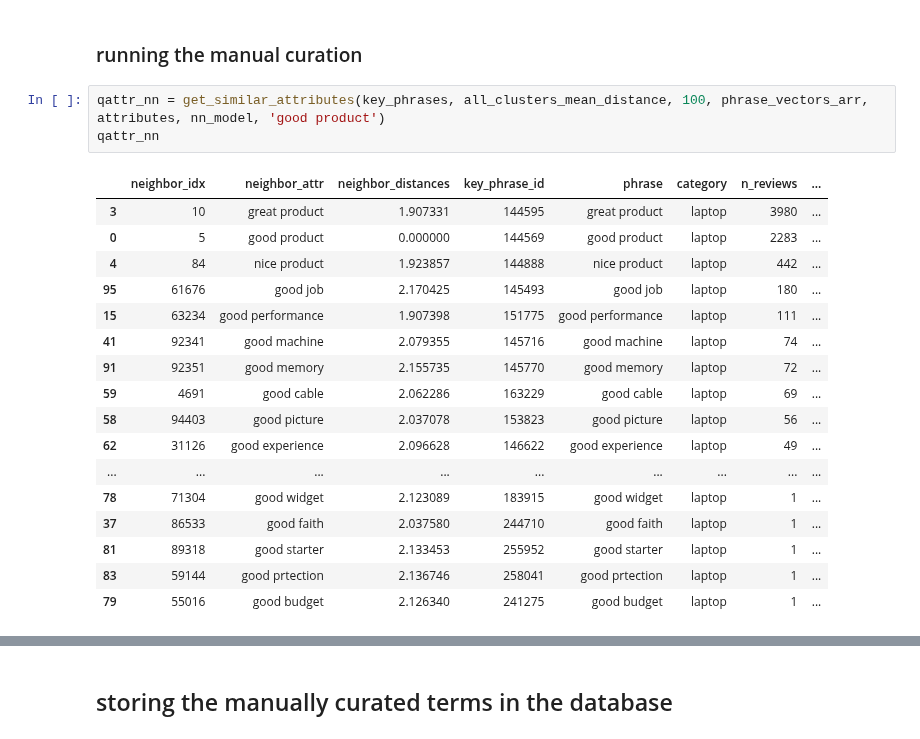
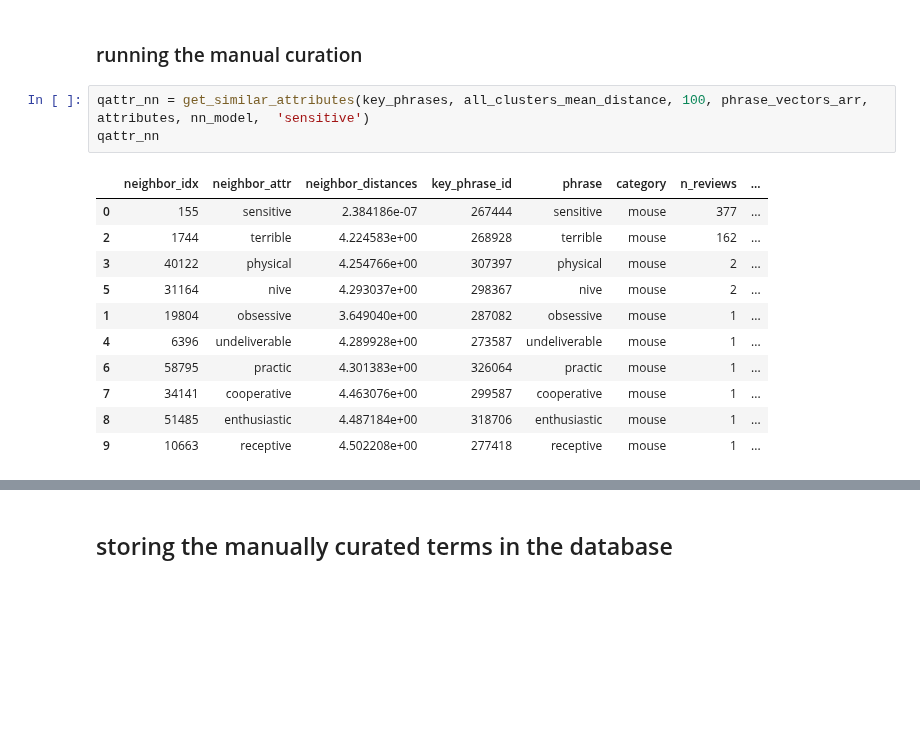
Before and after one commit to avelllabs/Gabby, a Jupyter notebook: notebooks/17_gb_phrase_orders_and_groupings.ipynb, the cells around one changed output, grey strips where cells are left out. Cells and saved outputs as stored; diff of their text form; blank space fills up the shorter version.

Commit message:
mouse attributes manually curated

```diff
--- a/notebooks/17_gb_phrase_orders_and_groupings.ipynb
+++ b/notebooks/17_gb_phrase_orders_and_groupings.ipynb
@@ -452,25 +444,19 @@ key_phrases.loc[priority_order[:25]]
 # %% [markdown]
 ### running the manual curation
 # %%
-qattr_nn = get_similar_attributes(key_phrases, all_clusters_mean_distance, 100, phrase_vectors_arr, attributes, nn_model, 'good product')
+qattr_nn = get_similar_attributes(key_phrases, all_clusters_mean_distance, 100, phrase_vectors_arr, attributes, nn_model,  'sensitive')
 qattr_nn
 # %% [output]
 |  | neighbor_idx | neighbor_attr | neighbor_distances | key_phrase_id | phrase | category | n_reviews | ... |
-| 3 | 10 | great product | 1.907331 | 144595 | great product | laptop | 3980 | ... |
-| 0 | 5 | good product | 0.000000 | 144569 | good product | laptop | 2283 | ... |
-| 4 | 84 | nice product | 1.923857 | 144888 | nice product | laptop | 442 | ... |
-| 95 | 61676 | good job | 2.170425 | 145493 | good job | laptop | 180 | ... |
-| 15 | 63234 | good performance | 1.907398 | 151775 | good performance | laptop | 111 | ... |
-| 41 | 92341 | good machine | 2.079355 | 145716 | good machine | laptop | 74 | ... |
-| 91 | 92351 | good memory | 2.155735 | 145770 | good memory | laptop | 72 | ... |
-| 59 | 4691 | good cable | 2.062286 | 163229 | good cable | laptop | 69 | ... |
-| 58 | 94403 | good picture | 2.037078 | 153823 | good picture | laptop | 56 | ... |
-| 62 | 31126 | good experience | 2.096628 | 146622 | good experience | laptop | 49 | ... |
-| ... | ... | ... | ... | ... | ... | ... | ... | ... |
-| 78 | 71304 | good widget | 2.123089 | 183915 | good widget | laptop | 1 | ... |
-| 37 | 86533 | good faith | 2.037580 | 244710 | good faith | laptop | 1 | ... |
-| 81 | 89318 | good starter | 2.133453 | 255952 | good starter | laptop | 1 | ... |
-| 83 | 59144 | good prtection | 2.136746 | 258041 | good prtection | laptop | 1 | ... |
-| 79 | 55016 | good budget | 2.126340 | 241275 | good budget | laptop | 1 | ... |
+| 0 | 155 | sensitive | 2.384186e-07 | 267444 | sensitive | mouse | 377 | ... |
+| 2 | 1744 | terrible | 4.224583e+00 | 268928 | terrible | mouse | 162 | ... |
+| 3 | 40122 | physical | 4.254766e+00 | 307397 | physical | mouse | 2 | ... |
+| 5 | 31164 | nive | 4.293037e+00 | 298367 | nive | mouse | 2 | ... |
+| 1 | 19804 | obsessive | 3.649040e+00 | 287082 | obsessive | mouse | 1 | ... |
+| 4 | 6396 | undeliverable | 4.289928e+00 | 273587 | undeliverable | mouse | 1 | ... |
+| 6 | 58795 | practic | 4.301383e+00 | 326064 | practic | mouse | 1 | ... |
+| 7 | 34141 | cooperative | 4.463076e+00 | 299587 | cooperative | mouse | 1 | ... |
+| 8 | 51485 | enthusiastic | 4.487184e+00 | 318706 | enthusiastic | mouse | 1 | ... |
+| 9 | 10663 | receptive | 4.502208e+00 | 277418 | receptive | mouse | 1 | ... |
 # %%
 #qattr_nn.sort_values('neighbor_distances')
```
Also changed, not shown: parts of 24 cells of this notebook.
